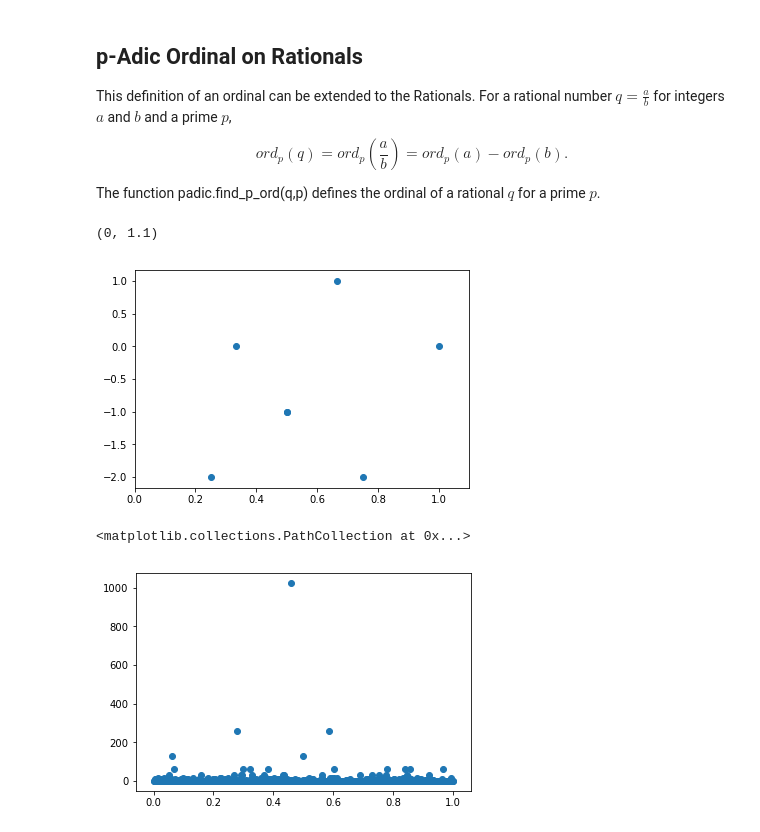
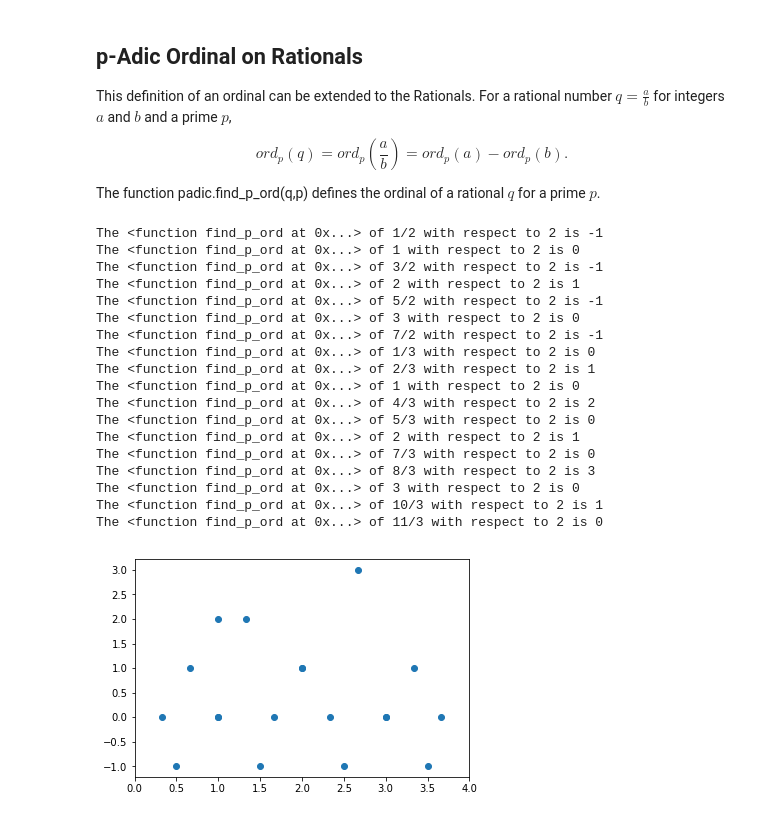
Before and after one commit to hlandrus/padic-test, a Jupyter notebook: Using_pAdic_Norm.ipynb, the cells around one changed output. Drawn from its saved outputs; the diff is of its cells as text; code cells hidden in the pictures.

```diff
--- a/Using_pAdic_Norm.ipynb
+++ b/Using_pAdic_Norm.ipynb
@@ -65,32 +83,42 @@ $$ord_p (q) = ord_p (\frac{a}{b}) = ord_p (a) - ord_p(b).$$
 
 The function padic.find_p_ord(q,p) defines the ordinal of a rational $q$ for a prime $p$.
 # %%
-p=2
-x = [1]
-y = [padic.find_p_ord_int(1,p)]
+def plot_m_step_rationals_0_to_n(n, p, m, function, include_print):
+    '''To plot a function between 0 and n on all rational numbers
+        of the form j/i for j in (0,i) and i in (2,n]'''
+    x = [1]
+    y = [function(n,p)]
 
-for i in range(2, 5):
-    step = Fraction(1,i)
-    for j in range(1,int(1/step)):
-        #print(i, j, j*step, padic.find_p_ord(j*step,2))
-        x.append(j*step)
-        y.append(padic.find_p_ord(j*step,2))
-plt.scatter(x,y)
-plt.xlim(0,1.1)
+    for i in range(2, m+1):
+        step = Fraction(1,i)
+        for j in range(1,int(n/step)):
+            ord_frac = function(j*step,2)
+            if include_print == True:
+                print(f'The {function} of {j*step} with respect to {p} is {ord_frac}')
+            x.append(j*step)
+            y.append(ord_frac)
+    plt.scatter(x,y)
+    plt.xlim(0,n)
-# %% [output]
-(0, 1.1)
-[figure, removed]
-# %%
-x = []
-y = []
-step = Fraction(1,2)
-
-for i in range(1,1000):
-    r = random.random()
-    #print(r, padic.p_norm(r,2))
-    x.append(r)
-    y.append(padic.p_norm(r,2))
-plt.scatter(x,y)
-# %% [output]
-<matplotlib.collections.PathCollection at 0x...>
-[figure, removed]
+# %%
+'''Now that we are considering rationals as inputs of our ordinal we can explore what a graph of these look like.'''
+plot_m_step_rationals_0_to_n(4, 2, 3, padic.find_p_ord, True)
+# %% [output]
+The <function find_p_ord at 0x...> of 1/2 with respect to 2 is -1
+The <function find_p_ord at 0x...> of 1 with respect to 2 is 0
+The <function find_p_ord at 0x...> of 3/2 with respect to 2 is -1
+The <function find_p_ord at 0x...> of 2 with respect to 2 is 1
+The <function find_p_ord at 0x...> of 5/2 with respect to 2 is -1
+The <function find_p_ord at 0x...> of 3 with respect to 2 is 0
+The <function find_p_ord at 0x...> of 7/2 with respect to 2 is -1
+The <function find_p_ord at 0x...> of 1/3 with respect to 2 is 0
+The <function find_p_ord at 0x...> of 2/3 with respect to 2 is 1
+The <function find_p_ord at 0x...> of 1 with respect to 2 is 0
+The <function find_p_ord at 0x...> of 4/3 with respect to 2 is 2
+The <function find_p_ord at 0x...> of 5/3 with respect to 2 is 0
+The <function find_p_ord at 0x...> of 2 with respect to 2 is 1
+The <function find_p_ord at 0x...> of 7/3 with respect to 2 is 0
+The <function find_p_ord at 0x...> of 8/3 with respect to 2 is 3
+The <function find_p_ord at 0x...> of 3 with respect to 2 is 0
+The <function find_p_ord at 0x...> of 10/3 with respect to 2 is 1
+The <function find_p_ord at 0x...> of 11/3 with respect to 2 is 0
+[figure, added]
```
Also changed, not shown: parts of 9 cells of this notebook, 1 other file.
